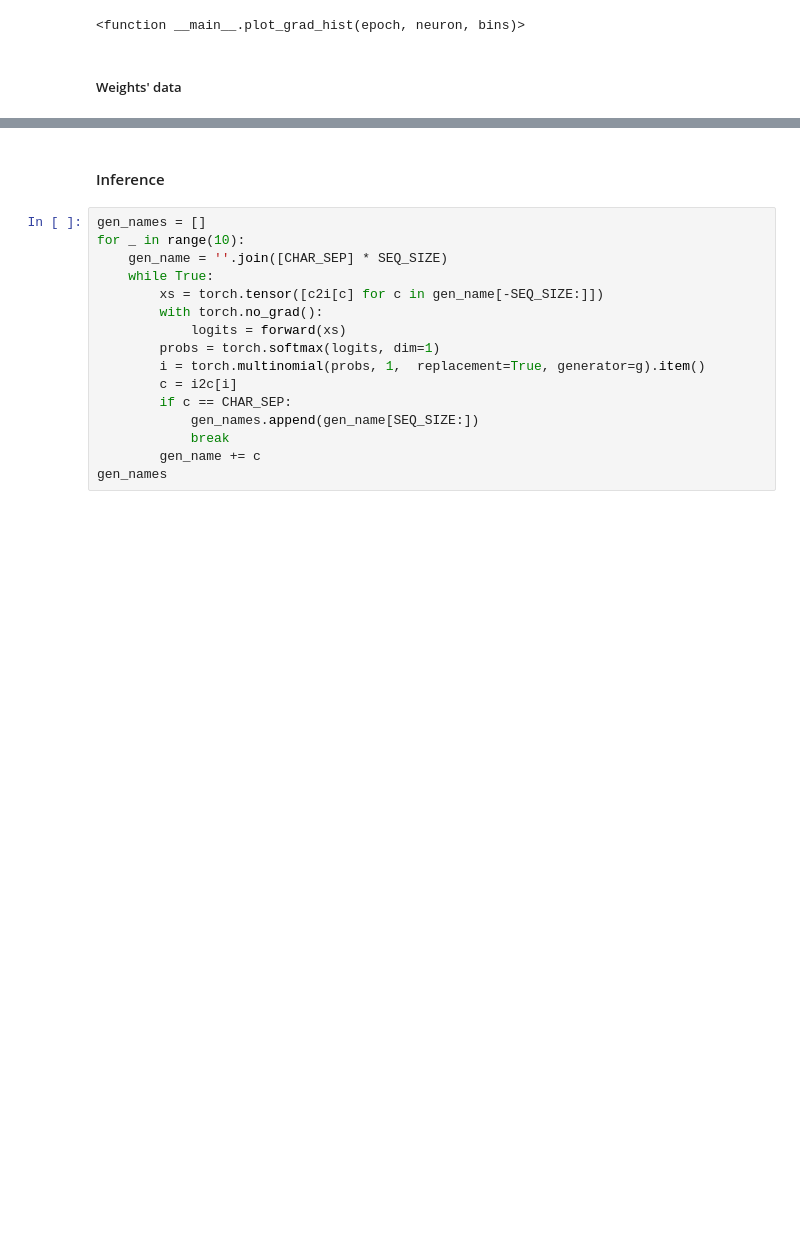
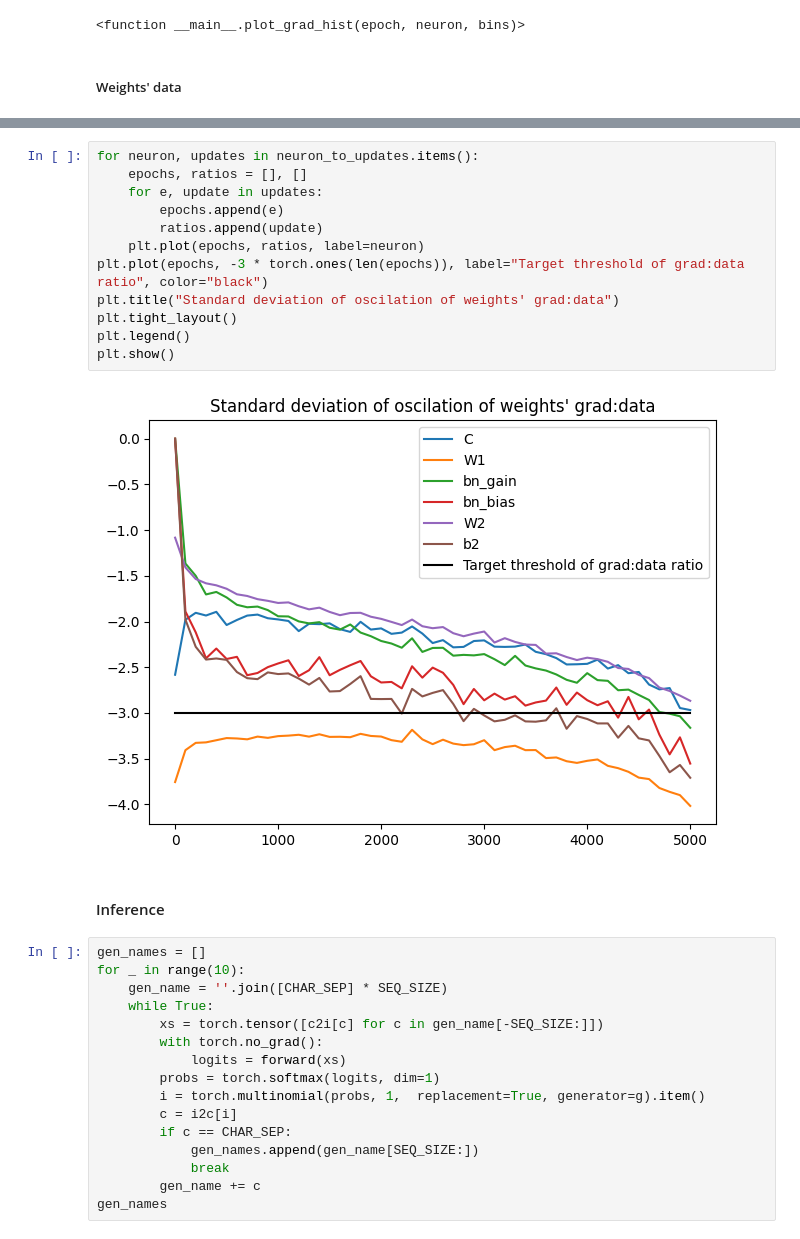
Before and after one commit to danorel/ml.fitness, a Jupyter notebook: src/makemore/notebooks/Example MLP.ipynb, the cells around one changed output, grey strips where cells are left out. Cells and saved outputs as stored; diff of their text form; blank space fills up the shorter version.

```diff
--- a/src/makemore/notebooks/Example MLP.ipynb
+++ b/src/makemore/notebooks/Example MLP.ipynb
@@ -358,3 +398,17 @@ interactive(children=(IntSlider(value=1, description='epoch', max=5000, step=100
+# %%
+for neuron, updates in neuron_to_updates.items():
+    epochs, ratios = [], []
+    for e, update in updates:
+        epochs.append(e)
+        ratios.append(update)
+    plt.plot(epochs, ratios, label=neuron)
+plt.plot(epochs, -3 * torch.ones(len(epochs)), label="Target threshold of grad:data ratio", color="black")
+plt.title("Standard deviation of oscilation of weights' grad:data")
+plt.tight_layout()
+plt.legend()
+plt.show()
+# %% [output]
+[figure, added]
 # %% [markdown]
 #### Inference
 # %%
```
Also changed, not shown: parts of 12 cells of this notebook.
